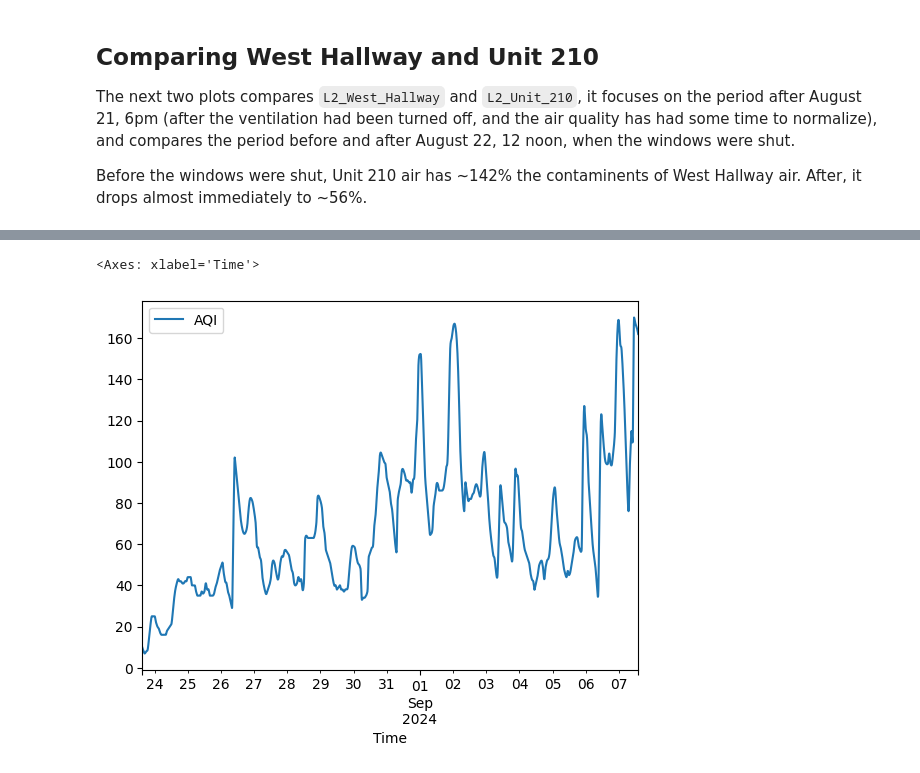
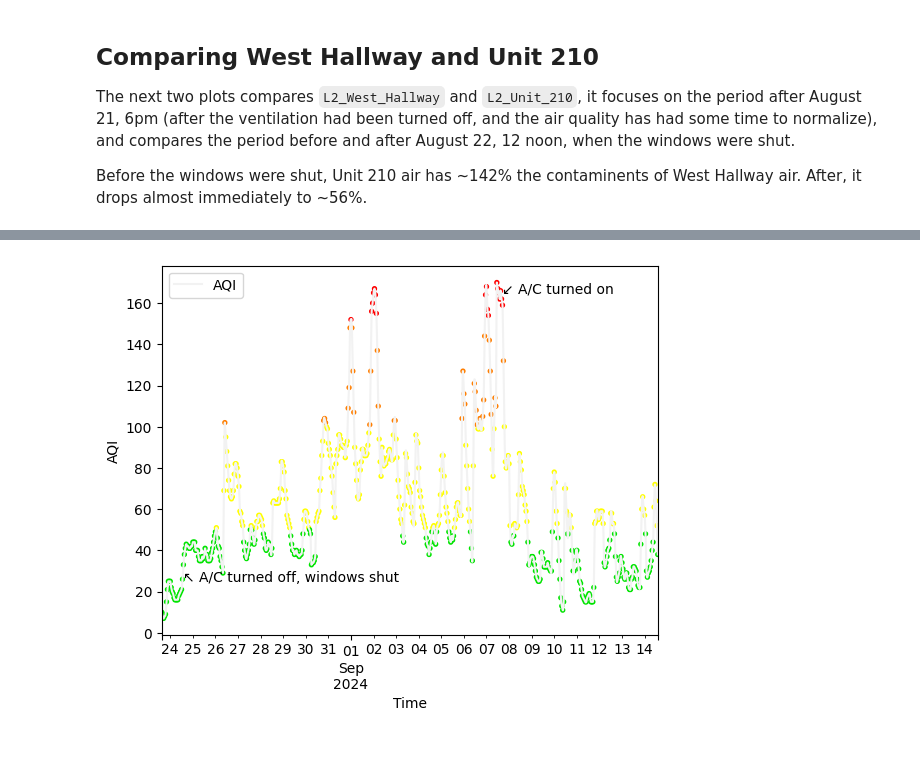
Before and after one commit to jackgene/trellis-aq, a Jupyter notebook: Air Quality Analysis.ipynb, the cells around one changed output, grey strips where cells are left out. Saved outputs shown, nothing was run; the diff lists cells and outputs as text; code cells hidden in the pictures.

Commit message:
Added data.

```diff
--- a/Air Quality Analysis.ipynb
+++ b/Air Quality Analysis.ipynb
@@ -117,12 +139,16 @@ display_correlation(
 [figure]
 # %%
-start_incl=datetime.datetime.fromisoformat("2024-08-23T15:00:00+08.00")
-end_excl=datetime.datetime.fromisoformat("2024-09-07T15:00:00+08.00")
-
-df.loc[
-    (df["Time"] >= start_incl) & (df["Time"] < end_excl) & (df["Location"] == "Unit 210"),
-    ["Time", "AQI"]
-].set_index("Time").resample("5min").interpolate(method="akima").plot()
+display_data(
+    df.loc[
+        (df["Time"] >= datetime.datetime.fromisoformat("2024-08-23T15:00:00+08.00")) &
+        (df["Time"] < datetime.datetime.fromisoformat("2024-09-14T15:00:00+08.00")) &
+        (df["Location"] == "Unit 210"),
+        ["Time", "AQI"]
+    ].set_index("Time"),
+    notes=[
+        Note(x=datetime.datetime.fromisoformat("2024-08-24T14:00:00+08.00"), y=25, s="↖ A/C turned off, windows shut"),
+        Note(x=datetime.datetime.fromisoformat("2024-09-07T16:00:00+08.00"), y=165, s="↙ A/C turned on"),
+    ],
+)
 # %% [output]
-<Axes: xlabel='Time'>
-[figure, old version]
+[figure, new version]
```
Also changed, not shown: parts of 7 cells of this notebook, 4 other files.
